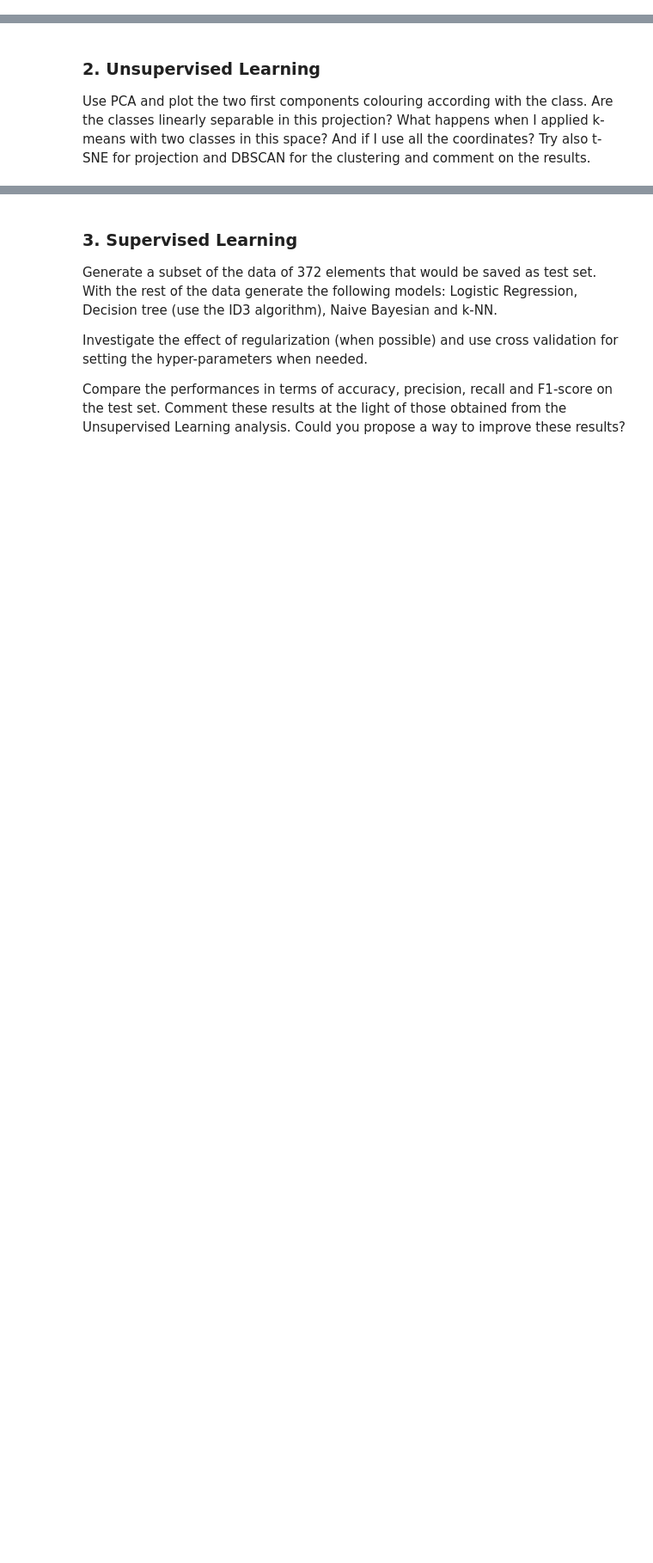
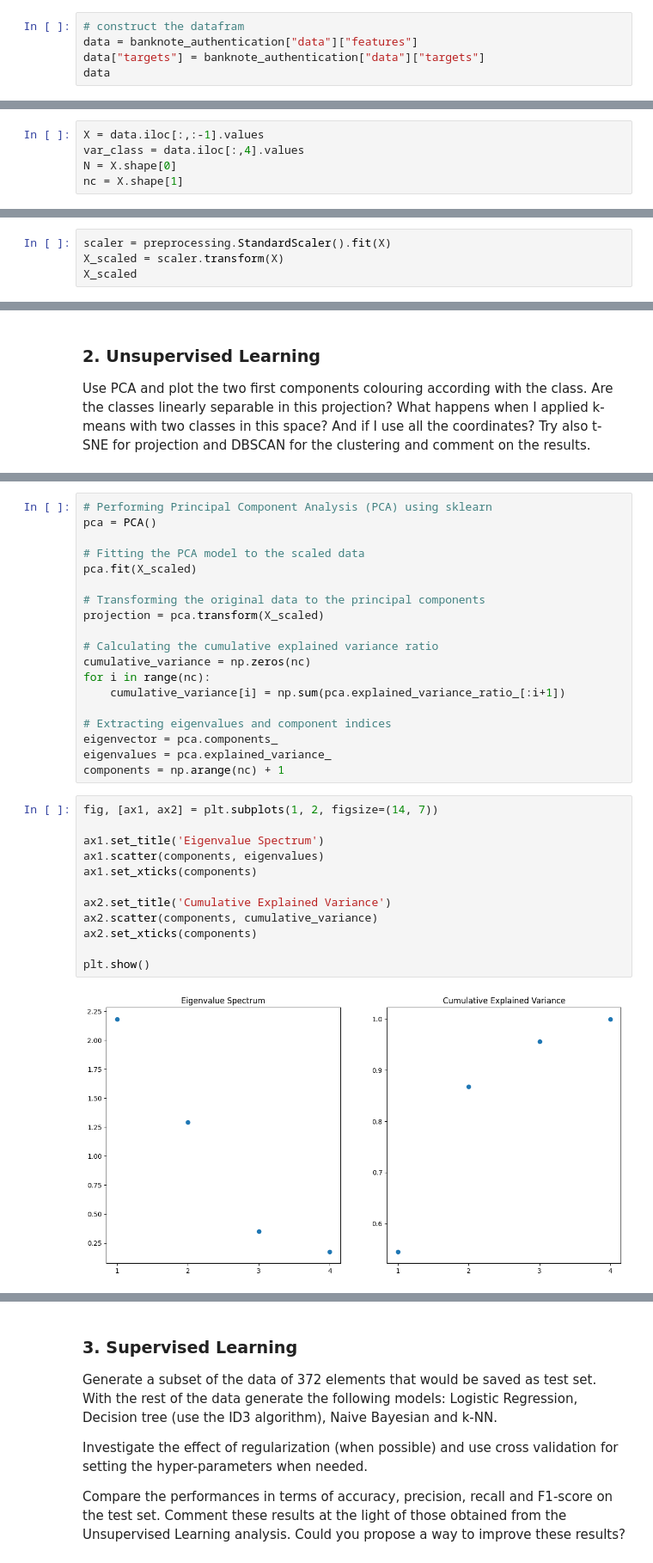
Before and after one commit to Magi-01/Repository, a Jupyter notebook: Machine_Learning/Challenge_1/challenge-one.ipynb, the cells around one changed output, grey strips where cells are left out. Shown at 86% size. Drawn from its saved outputs; the diff is of its cells as text; blank space fills up the shorter version.

```diff
--- a/Machine_Learning/Challenge_1/challenge-one.ipynb
+++ b/Machine_Learning/Challenge_1/challenge-one.ipynb
@@ -35,0 +84,5 @@ print(banknote_authentication)
+# %%
+# construct the datafram
+data = banknote_authentication["data"]["features"]
+data["targets"] = banknote_authentication["data"]["targets"]
+data
@@ -35,0 +114,5 @@ print(banknote_authentication)
+# %%
+X = data.iloc[:,:-1].values
+var_class = data.iloc[:,4].values
+N = X.shape[0]
+nc = X.shape[1]
@@ -35,0 +134,4 @@ print(banknote_authentication)
+# %%
+scaler = preprocessing.StandardScaler().fit(X)
+X_scaled = scaler.transform(X)
+X_scaled
@@ -39,0 +152,33 @@ Use PCA and plot the two first components colouring according with the class. Ar
+# %%
+# Performing Principal Component Analysis (PCA) using sklearn
+pca = PCA()
+
+# Fitting the PCA model to the scaled data
+pca.fit(X_scaled)
+
+# Transforming the original data to the principal components
+projection = pca.transform(X_scaled)
+
+# Calculating the cumulative explained variance ratio
+cumulative_variance = np.zeros(nc)
+for i in range(nc):
+    cumulative_variance[i] = np.sum(pca.explained_variance_ratio_[:i+1])
+
+# Extracting eigenvalues and component indices
+eigenvector = pca.components_
+eigenvalues = pca.explained_variance_
+components = np.arange(nc) + 1
+# %%
+fig, [ax1, ax2] = plt.subplots(1, 2, figsize=(14, 7))
+
+ax1.set_title('Eigenvalue Spectrum')
+ax1.scatter(components, eigenvalues)
+ax1.set_xticks(components)
+
+ax2.set_title('Cumulative Explained Variance')
+ax2.scatter(components, cumulative_variance)
+ax2.set_xticks(components)
+
+plt.show()
+# %% [output]
+[figure, added]
```
Also changed, not shown: parts of 64 cells of this notebook, 15 other files.
